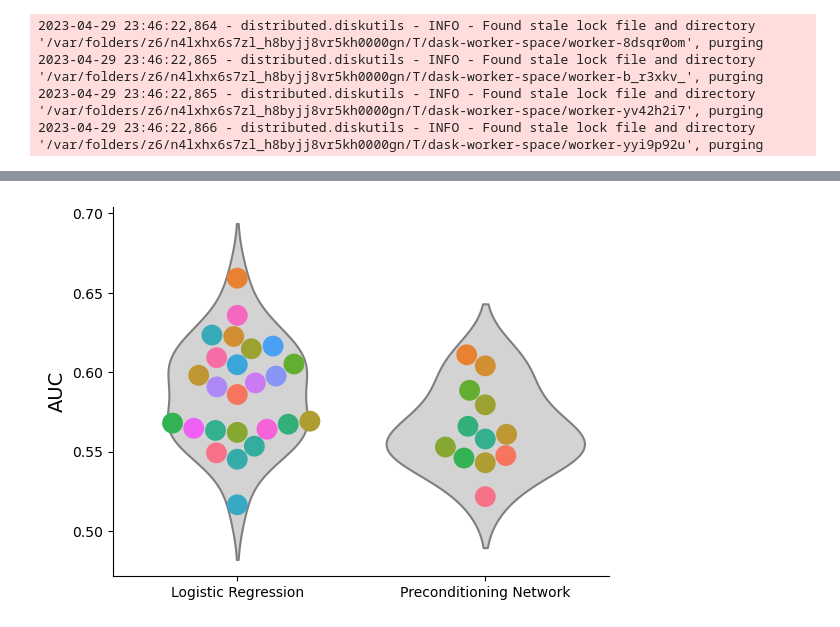
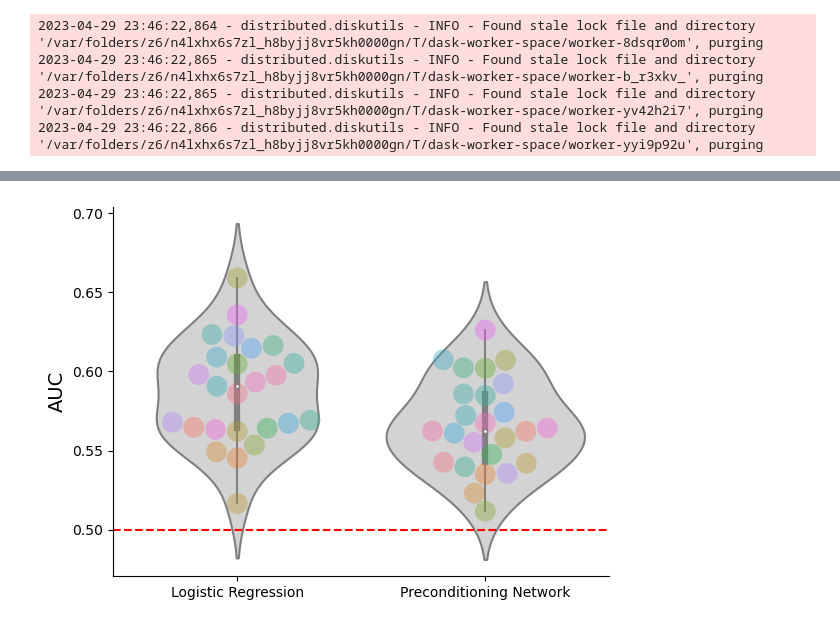
Before and after one commit to jrudoler/cross-subject-learning, a Jupyter notebook: analysis.ipynb, the cells around one changed output, grey strips where cells are left out. Drawn from its saved outputs; the diff is of its cells as text; code cells hidden in the pictures.

```diff
--- a/analysis.ipynb
+++ b/analysis.ipynb
@@ -474,5 +593,7 @@ sandbox_subjects = np.loadtxt("sandbox_subjects.txt", dtype=str)
 # results = client.map(fit_and_score_model, sandbox_subjects)
 # %%
 results = []
+small_data_results = []
 for subject in sandbox_subjects:
     results.append(fit_and_score_model(subject))
+    small_data_results.append(fit_and_score_model_smalldata(subject))
@@ -482,0 +600,5 @@ sklearn_results["type"] = "Logistic Regression"
+# %%
+sklearn_results = pd.DataFrame(results).sort_values("subject")
+sklearn_results_smalldata = pd.DataFrame(small_data_results).sort_values("subject")
+sklearn_results["type"] = "Logistic Regression"
+sklearn_results_smalldata["type"] = "Logistic Regression"
@@ -483,23 +629,51 @@ sklearn_results["type"] = "Logistic Regression"
 # %%
 precond_results = test_performance.rename(columns={"AUC/test": "AUC"})[
     ["subject", "AUC"]
-]
+].sort_values("subject")
 precond_results["type"] = "Preconditioning Network"
 combined_results = pd.concat([sklearn_results, precond_results])
+combined_results = combined_results.sort_values(["type", "subject"])
+small_precond_results = small_test_performance.rename(columns={"AUC/test": "AUC"})[
+    ["subject", "AUC"]
+].sort_values("subject")
+small_precond_results["type"] = "Preconditioning Network"
+small_combined_results = pd.concat([sklearn_results_smalldata, small_precond_results])
+small_combined_results = combined_results.sort_values(["type", "subject"])
 # %%
-ax = sns.swarmplot(
+fig, ax = plt.subplots(1, 1, sharex=False, sharey=True)
+sns.swarmplot(
     data=combined_results,
     x="type",
     y="AUC",
     # dodge=True,
     size=15,
     hue="subject",
     legend=None,
+    alpha=0.4,
+    ax=ax,
 )
-sns.violinplot(data=combined_results, x="type", y="AUC", color="lightgray", inner=None)
+sns.violinplot(
+    data=combined_results, x="type", y="AUC", color="lightgray", inner="box", ax=ax
+)
 plt.xlabel("")
 plt.ylabel("AUC", fontsize=14)
 ax.spines[["right", "top"]].set_visible(False)
-# plt.savefig("precond_logreg_comparison.pdf", dpi=200, bbox_inches='tight')
+ax.axhline(0.5, color="red", ls="--")
+
+# sns.swarmplot(
+#     data=combined_results,
+#     x="type",
+#     y="AUC",
+#     # dodge=True,
+#     size=15,
+#     hue="subject",
+#     legend=None,
+#     ax=ax[1]
+# )
+# sns.violinplot(data=combined_results, x="type", y="AUC", color="lightgray", inner=None, ax=ax[1])
+# plt.xlabel("")
+# plt.ylabel("AUC", fontsize=14)
+# ax[1].spines[["right", "top"]].set_visible(False)
+plt.savefig("precond_logreg_comparison.pdf", dpi=200, bbox_inches="tight")
 # %% [output]
-[figure, old version]
+[figure, new version]
```
Also changed, not shown: parts of 15 cells of this notebook, 1 other file.
